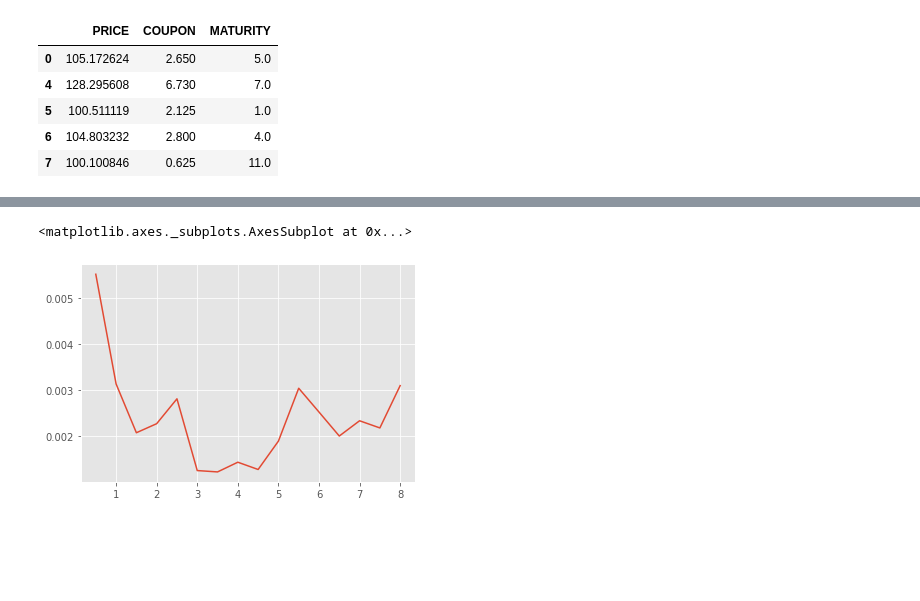
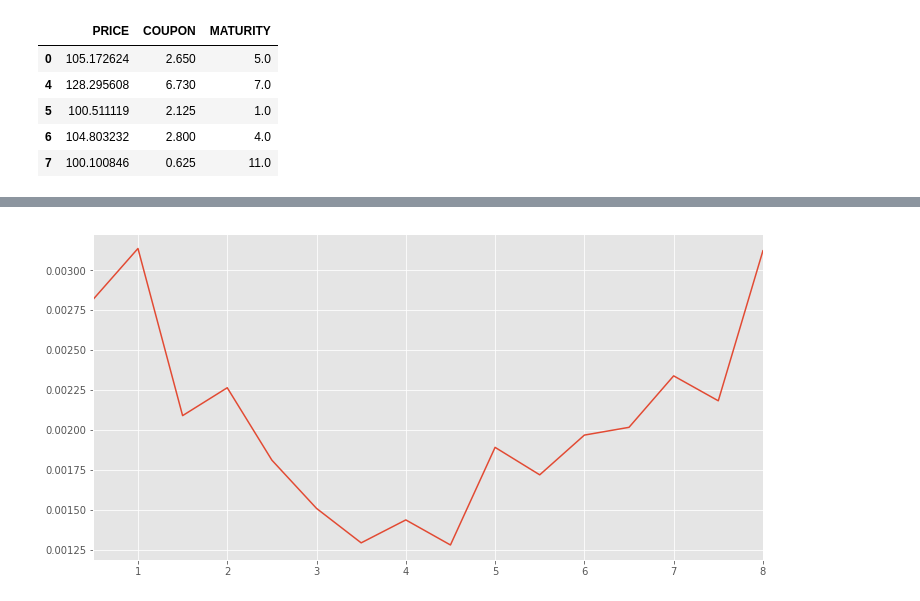
Before and after one commit to fuzhongzhou/Optimization-Projects, a Jupyter notebook: Pipeline.ipynb, the cells around one changed output, grey strips where cells are left out. Cells and saved outputs as stored; diff of their text form; code cells hidden in the pictures; blank space fills up the shorter version.

```diff
--- a/Pipeline.ipynb
+++ b/Pipeline.ipynb
@@ -302,7 +313,8 @@ Implied rates:
  0.00122527 0.00143632 0.00127804 0.00189503 0.00304475 0.00252738
  0.00200577 0.00233772 0.00218168 0.00310186]
 # %%
+plt.figure(figsize=[12,6])
 pd.Series(impliedrates, index=0.5 * np.array(range(1, 17))).plot()
+plt.show()
 # %% [output]
-<matplotlib.axes._subplots.AxesSubplot at 0x...>
-[figure, old version]
+[figure, new version]
```
Also changed, not shown: parts of 9 cells of this notebook.
